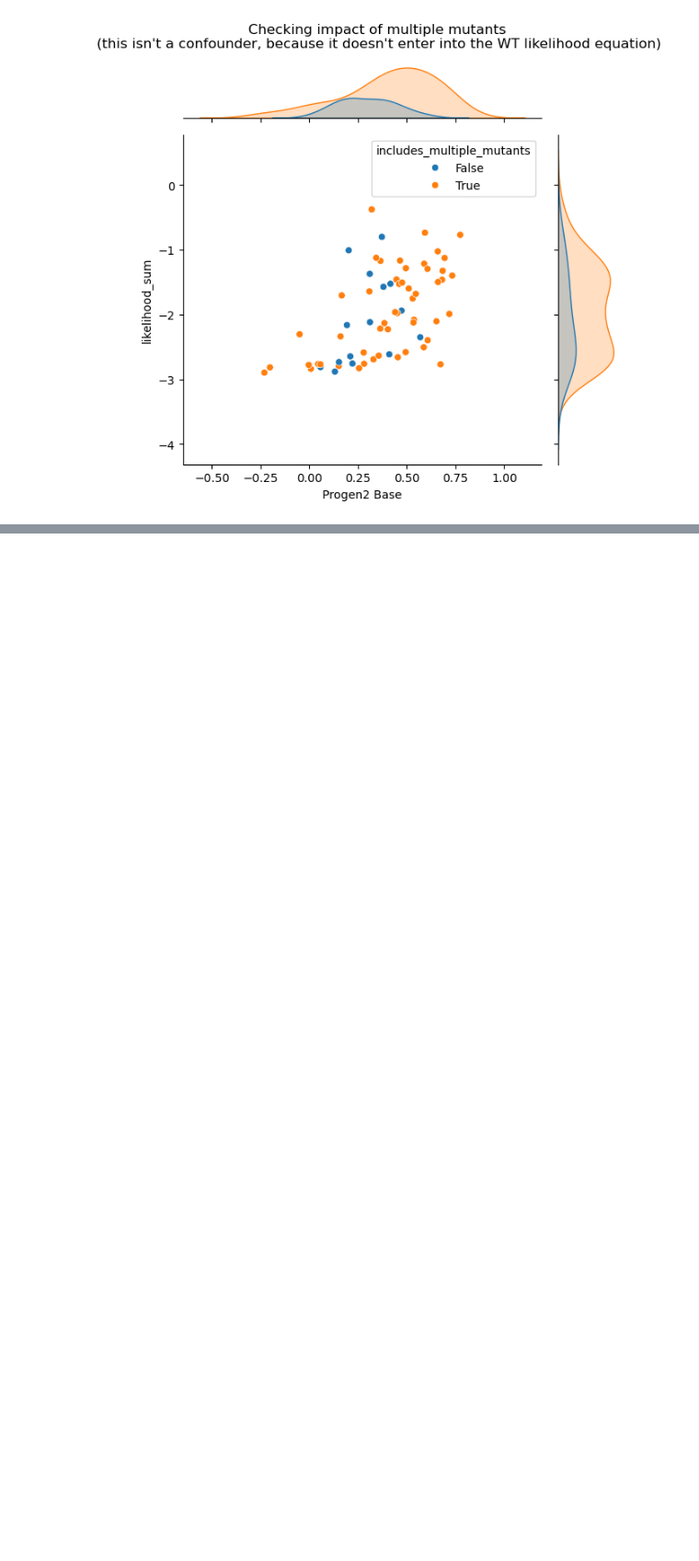
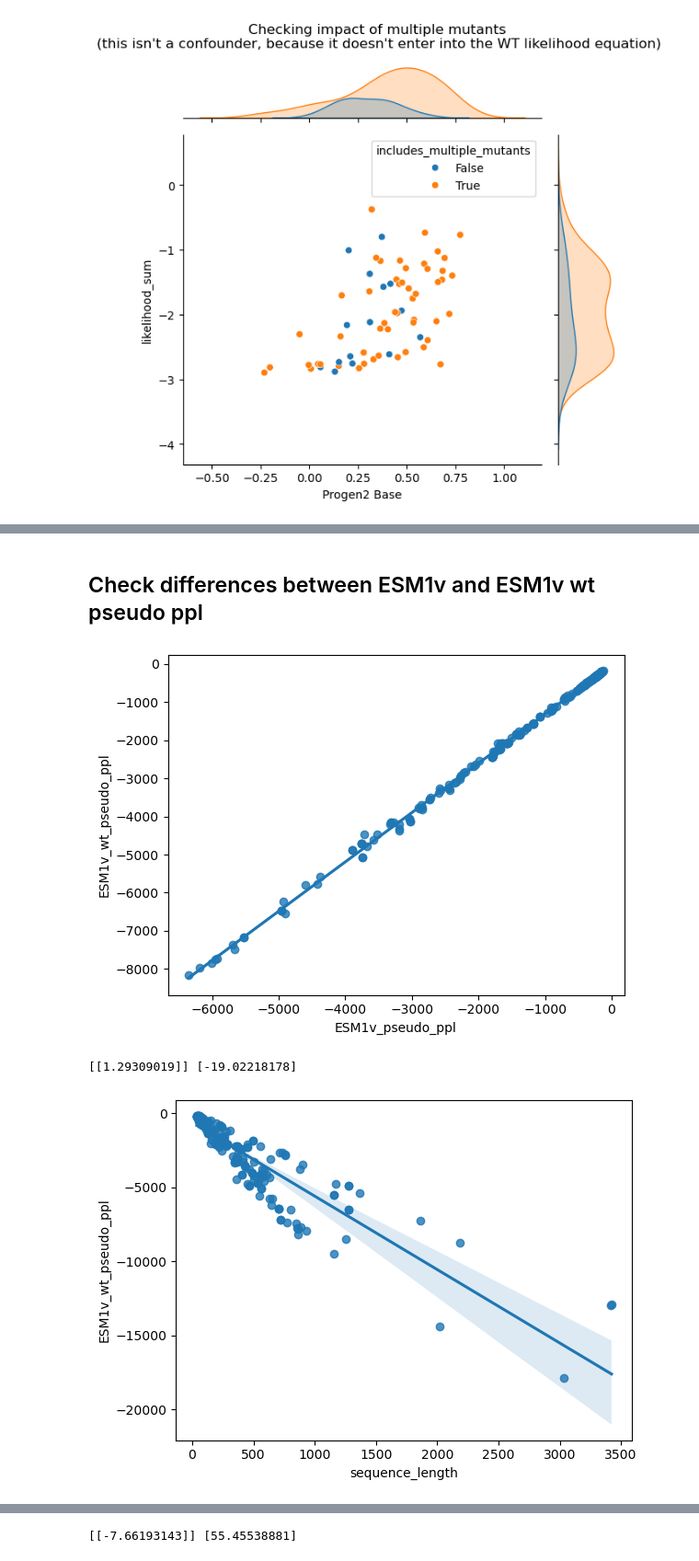
Before and after one commit to loodvn/ProteinGym, a Jupyter notebook: notebooks/analyse_wt_scores.ipynb, the cells around one changed output, grey strips where cells are left out. Shown at 92% size. Cells and saved outputs as stored; diff of their text form; code cells hidden in the pictures; blank space fills up the shorter version.

```diff
--- a/notebooks/analyse_wt_scores.ipynb
+++ b/notebooks/analyse_wt_scores.ipynb
@@ -297,0 +392,35 @@ plt.show()
+# %% [markdown]
+## Check differences between ESM1v and ESM1v wt pseudo ppl
+# %%
+# The WT marginals are 1.2x bigger (larger negative number -> lower probability?)
+sns.regplot(data=scores_merged_esm, x="ESM1v_pseudo_ppl", y="ESM1v_wt_pseudo_ppl")
+plt.show()
+
+scores_merged_esm_dropna = scores_merged_esm.dropna(subset=["ESM1v_pseudo_ppl", "ESM1v_wt_pseudo_ppl"])
+x = scores_merged_esm_dropna["ESM1v_pseudo_ppl"]
+y = scores_merged_esm_dropna["ESM1v_wt_pseudo_ppl"]
+lr = LinearRegression()
+lr.fit(x.values.reshape(-1, 1), y.values.reshape(-1, 1))
+print(lr.coef_, lr.intercept_)
+
+sns.regplot(data=scores_merged_esm, x="sequence_length", y="ESM1v_wt_pseudo_ppl")
+plt.show()
+
+sns.regplot(data=scores_merged_esm[scores_merged_esm["sequence_length"] < 200], x="sequence_length", y="ESM1v_wt_pseudo_ppl")
+plt.show()
+
+sns.regplot(data=scores_merged_esm[scores_merged_esm["sequence_length"] < 100], x="sequence_length", y="ESM1v_wt_pseudo_ppl")
+plt.show()
+
+sns.jointplot(data=scores_merged_esm, x="sequence_length", y="ESM1v_wt_pseudo_ppl", hue="coarse_selection_type")
+plt.show()
+
+x = scores_merged_esm_dropna["sequence_length"]
+y = scores_merged_esm_dropna["ESM1v_wt_pseudo_ppl"]
+lr = LinearRegression()
+lr.fit(x.values.reshape(-1, 1), y.values.reshape(-1, 1))
+print(lr.coef_, lr.intercept_)  # Effectively 1 residue intercept between WT and masked-marginal-pseudoppl? Coincidence that it's "20" lower?
+# %% [output]
+[figure, added]
+[[1.29309019]] [-19.02218178]
+[figure, added]
@@ -297,0 +430 @@ plt.show()
+[[-7.66193143]] [55.45538881]
```
Also changed, not shown: parts of 19 cells of this notebook, 2 other files.
